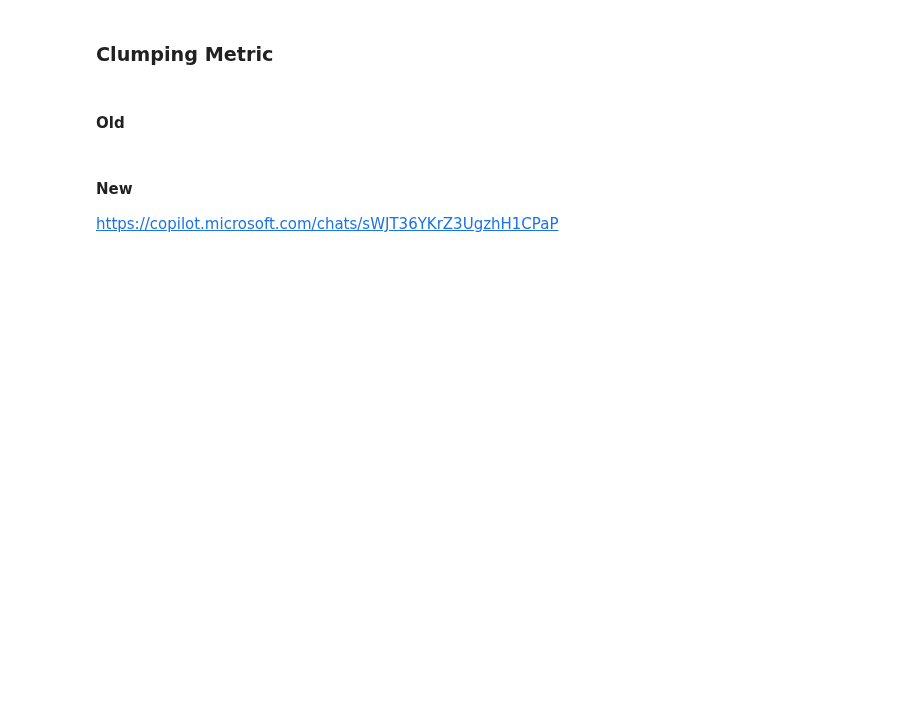
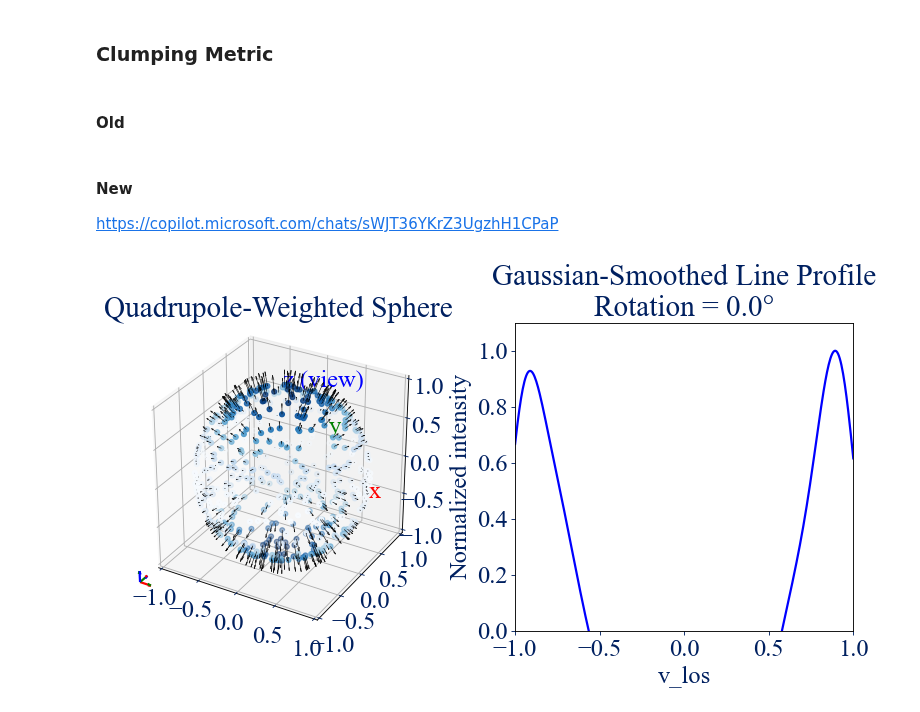
Before and after one commit to avalluvan/cosipy, a Jupyter notebook: docs/unbinned/image_deconvolution/SH_visualization.ipynb, the cells around one changed output. Saved outputs shown, nothing was run; the diff lists cells and outputs as text; code cells hidden in the pictures; blank space fills up the shorter version.

```diff
--- a/docs/unbinned/image_deconvolution/SH_visualization.ipynb
+++ b/docs/unbinned/image_deconvolution/SH_visualization.ipynb
@@ -3,10 +3,21 @@
 # %%
 import numpy as np
 import matplotlib.pyplot as plt
-from mpl_toolkits.mplot3d import Axes3D  # noqa: F401
-from matplotlib.animation import FuncAnimation  # noqa: F401
-from matplotlib.widgets import Slider  # noqa: F401
-from IPython.display import HTML  # noqa: F401
+from mpl_toolkits.mplot3d import Axes3D
+from matplotlib.animation import FuncAnimation
+from matplotlib.widgets import Slider
+from IPython.display import HTML
+
+# Matplotlib style template
+## For black, set #000000. For navy, set #002060
+defaultcolor = '#002060'
+from matplotlib import cycler
+plt.rcParams.update({'text.color': defaultcolor, 'axes.labelcolor': defaultcolor,
+                     'xtick.color': defaultcolor, 'ytick.color': defaultcolor,
+                     'axes.prop_cycle': cycler(color=['b', 'r', 'limegreen']),
+                     'font.family':'serif', 'font.serif': 'Times New Roman',
+                     'font.size': 22, 'lines.linewidth': 3,
+                     'figure.figsize': (9.6, 5.4), 'figure.dpi': 80})
 
 
 def gaussian(x, amp, mu, sigma):
@@ -893,34 +794,36 @@ def update(frame):
 
     # Update sphere scatter
     scatter._offsets3d = (x, y, z)
     scatter.set_array(w_norm)
 
     # Update velocity arrows
     if quiver:
         quiver.remove()
 
     vectors = r_hat * w_norm[:, None]
     quiver = ax_sphere.quiver(
         x, y, z,
         vectors[:,0], vectors[:,1], vectors[:,2],
         length=0.2, normalize=False, color="black", linewidth=0.5
     )
 
     # Smoothed Doppler profile
     profile = smooth_profile(v_los, w)
 
     line.set_data(v_grid, profile)
     ax_profile.set_title(
         f"Gaussian-Smoothed Line Profile\nRotation = {np.degrees(phi_rot):.1f}°"
     )
 
     return scatter, quiver, line, triad
 
 anim = FuncAnimation(fig, update, frames=nframes, interval=80, blit=False)
 
 # plt.close()
 # HTML(anim.to_jshtml())
-anim.save("crazy.gif", writer="pillow", fps=10)
+anim.save("crazy2.gif", writer="pillow", fps=10)
+# %% [output]
+[figure, added]
 # %%
 # -----------------------------
 # Parameters
```
Also changed, not shown: parts of 9 cells of this notebook, 1 other file.
